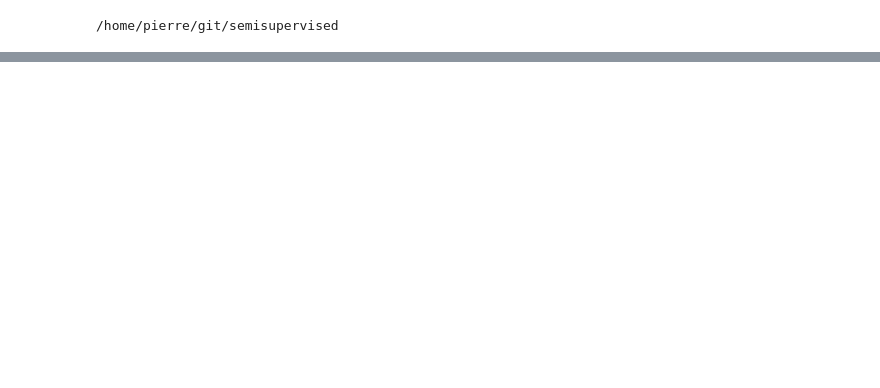
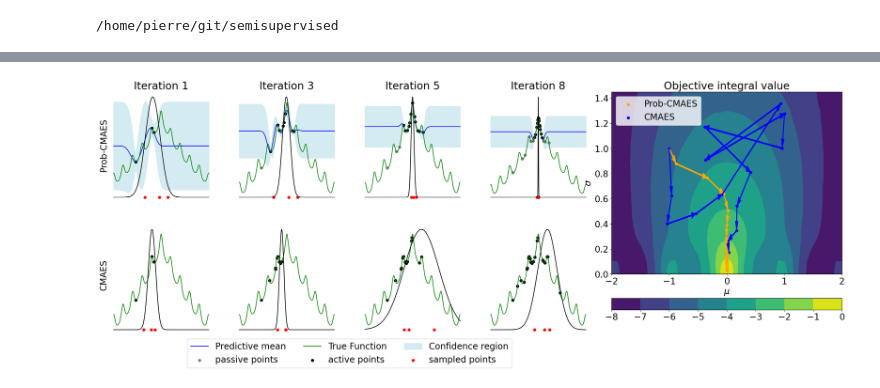
Before and after one commit to pierreosselin/ProbNES, a Jupyter notebook: notebook/illustration.ipynb, the cells around one changed output, grey strips where cells are left out. Cells and saved outputs as stored; diff of their text form; code cells hidden in the pictures; blank space fills up the shorter version.

```diff
--- a/notebook/illustration.ipynb
+++ b/notebook/illustration.ipynb
@@ -179,0 +196,85 @@ torch.Size([505, 2])
+# %%
+seed = 6
+label, device, dtype, problem_kwargs = "test_function", "cpu", torch.double, {"function": "ackley", "noise_std": 0., "dim": 1, "initial_bounds": 10.}
+data_path_probes = "./logs/test_function/ackley_noise_std-0.0_dim-1_initial_bounds-10.0/probES/type-CMAES_policy-constant_gradient-expected_aqc_typef-random_mahalanobis-True_mean_prior--1.0_std_prior-1.0_lr-1.0_batch_size-3/seed-{:04d}.pt".format(seed)
+with open(data_path_probes, "rb") as fp:
+    data_probes = torch.load(data_path_probes, map_location="cpu")
+
+data_path_es = "./logs/test_function/ackley_noise_std-0.0_dim-1_initial_bounds-10.0/ES/type-CMAES_mean_prior--1.0_std_prior-1.0_batch_size-3/seed-{:04d}.pt".format(seed)
+with open(data_path_es, "rb") as fp:
+    data_es = torch.load(data_path_es, map_location="cpu")
+
+
+obj = get_objective(label=label, device=device, dtype=dtype, problem_kwargs=problem_kwargs)
+# %%
+plt.rcParams.update({'font.size': 20})
+fig, axs = plt.subplots(nrows=2, ncols=6,figsize=(30, 10))
+
+gs = axs[0, 4].get_gridspec()
+# remove the underlying Axes
+for ax in axs[:, 4]:
+    ax.remove()
+for ax in axs[:, 5]:
+    ax.remove()
+axbig = fig.add_subplot(gs[:, 4:])
+
+iteration = 1
+plot_iteration_probes(axs[0, 0], 1, data_probes, obj, bound = 5.)
+plot_distribution_1D(axs[0, 0], 1, data_probes, bound=5.)
+axs[0, 0].set_title("Iteration 1")
+axs[0, 0].text(-6.5, -7, "Prob-CMAES", rotation=90, va='center')
+
+plot_iteration_es(axs[1, 0], 1, data_es, obj, bound = 5.)
+plot_distribution_1D(axs[1, 0], 1, data_es, bound=5.)
+axs[1, 0].text(-6.5, -6.5, "CMAES", rotation=90, va='center')
+
+plot_iteration_probes(axs[0, 1], 3, data_probes, obj, bound = 5.)
+plot_distribution_1D(axs[0, 1], 3, data_probes, bound=5.)
+axs[0, 1].set_title("Iteration 3")
+
+plot_iteration_es(axs[1, 1], 3, data_es, obj, bound = 5.)
+plot_distribution_1D(axs[1, 1], 3, data_es, bound=5.)
+
+
+plot_iteration_probes(axs[0, 2], 5, data_probes, obj, bound = 5.)
+plot_distribution_1D(axs[0, 2], 5, data_probes, bound=5.)
+axs[0, 2].set_title("Iteration 5")
+
+handles,labels = axs[0, 2].get_legend_handles_labels()
+reordering = [0, 3, 1, 4, 2, 5]
+handles = [handles[i] for i in reordering]
+labels = [labels[i] for i in reordering]
+
+axs[0, 2].legend(handles,labels,loc = (-1.65,-1.5), ncol=3)
+
+plot_iteration_es(axs[1, 2], 5, data_es, obj, bound = 5.)
+plot_distribution_1D(axs[1, 2], 5, data_es, bound=5.)
+
+plot_iteration_probes(axs[0, 3], 8, data_probes, obj, bound = 5.)
+plot_distribution_1D(axs[0, 3], 8, data_probes, bound=5.)
+axs[0, 3].set_title("Iteration 8")
+
+plot_iteration_es(axs[1, 3], 8, data_es, obj, bound = 5.)
+plot_distribution_1D(axs[1, 3], 8, data_es, bound=5.)
+
+plot_integral(fig, axbig, obj, bound=2., N=100000)
+# plot_trajectory(axbig, data_probes, data_es)
+
+mu_probes, sigma_probes = np.array(data_probes["mu"][:15]).flatten(), np.sqrt(np.array(data_probes["sigma"][:15]).flatten())
+axbig.scatter(mu_probes, sigma_probes, color = "orange", label = "Prob-CMAES")
+
+mu_es, sigma_es = np.array(data_es["mu"][:15]).flatten(), np.sqrt(np.array(data_es["sigma"][:15]).flatten())
+axbig.scatter(mu_es, sigma_es, color = "blue", label = "CMAES")
+# axbig.set_yticks(list(axbig.get_yticks()) + [0.])
+axbig.set_ylim(bottom = 0., top = 1.45)
+axbig.set_title("Objective integral value")
+axbig.legend(loc = "upper left")
+
+
+for i in range(14):
+    axbig.arrow(mu_probes[i], sigma_probes[i], mu_probes[i+1] - mu_probes[i], sigma_probes[i+1] - sigma_probes[i], width = 0.01, color = "orange",head_width=0.05, length_includes_head = True)
+    axbig.arrow(mu_es[i], sigma_es[i], mu_es[i+1] - mu_es[i], sigma_es[i+1] - sigma_es[i], width = 0.01, color = "blue", head_width = 0.05, length_includes_head = True)
+
+fig.savefig("illustration.pdf", bbox_inches='tight')
+# %% [output]
+[figure, added]
```
Also changed, not shown: parts of 26 cells of this notebook, 3 other files.
